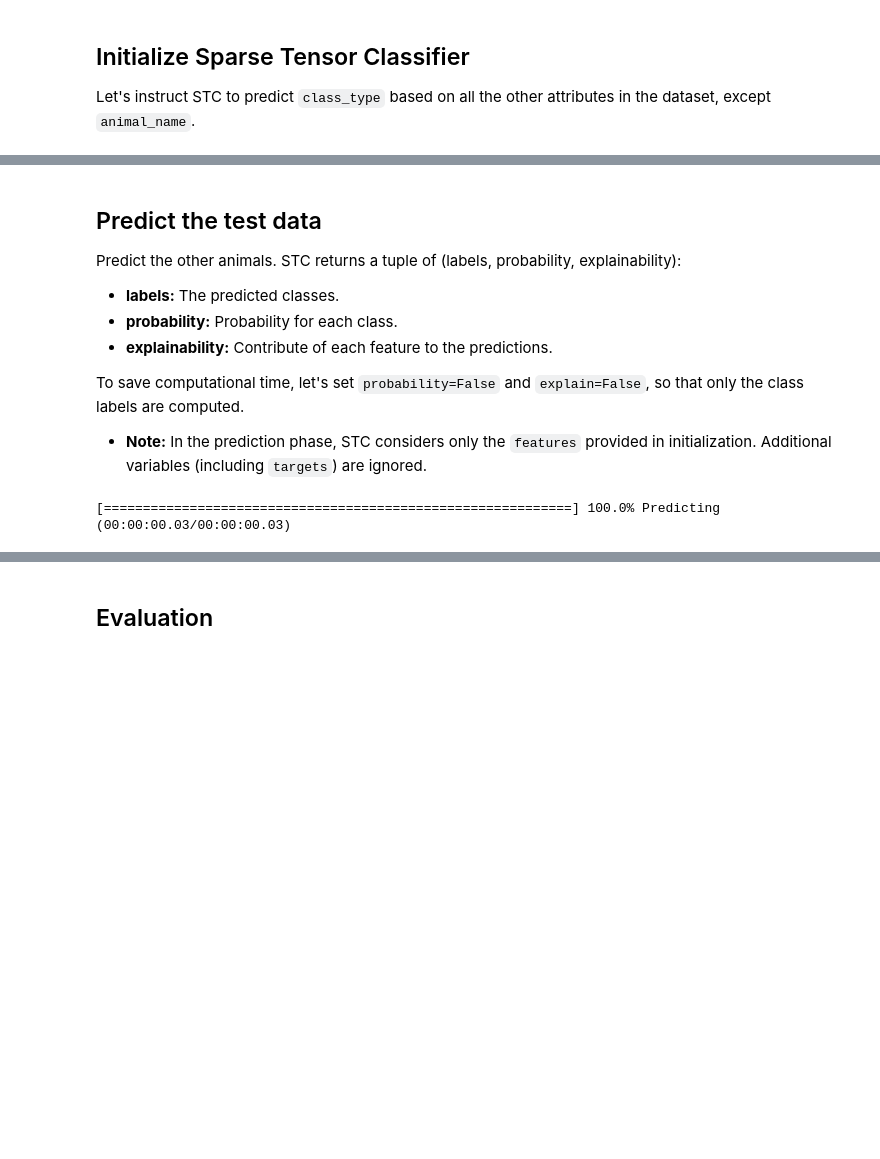
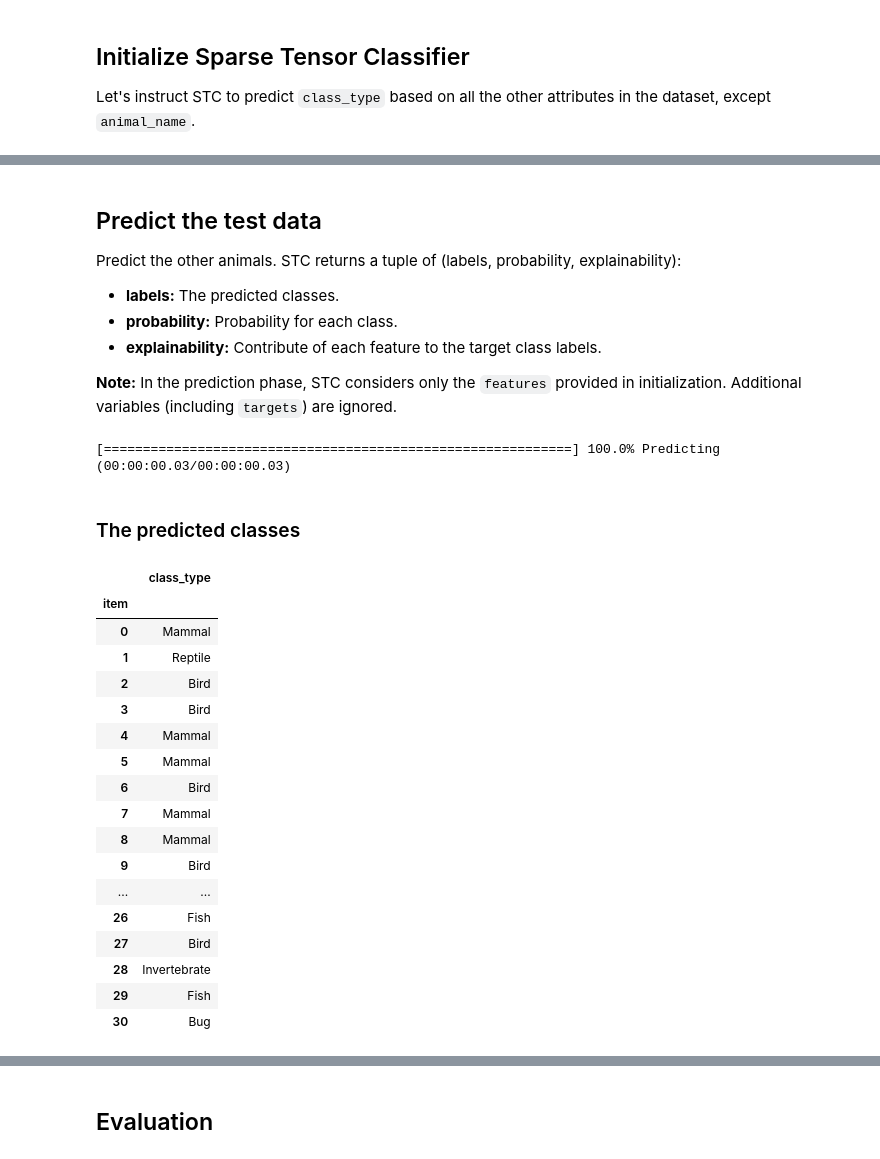
Before and after one commit to SparseTensorClassifier/tutorial, a Jupyter notebook: Quickstart.ipynb, the cells around one changed output, grey strips where cells are left out. Saved outputs shown, nothing was run; the diff lists cells and outputs as text; code cells hidden in the pictures; blank space fills up the shorter version.

```diff
--- a/Quickstart.ipynb
+++ b/Quickstart.ipynb
@@ -62,8 +61,7 @@ STC.fit(zoo[0:70])
 Predict the other animals. STC returns a tuple of (labels, probability, explainability):
 - **labels:** The predicted classes.
 - **probability:** Probability for each class.
-- **explainability:** Contribute of each feature to the predictions.
+- **explainability:** Contribute of each feature to the target class labels.
 
-To save computational time, let's set `probability=False` and `explain=False`, so that only the class labels are computed.
-- **Note:** In the prediction phase, STC considers only the `features` provided in initialization. Additional variables (including `targets`) are ignored.
+**Note:** In the prediction phase, STC considers only the `features` provided in initialization. Additional variables (including `targets`) are ignored.
 # %%
@@ -71,2 +69,25 @@ labels, _, _ = STC.predict(zoo[70:], probability=False, explain=False)
 # %% [output]
 [============================================================] 100.0% Predicting (00:00:00.03/00:00:00.03)
+# %% [markdown]
+### The predicted classes
+# %%
+labels
+# %% [output]
+|  | class_type |
+| item |  |
+| 0 | Mammal |
+| 1 | Reptile |
+| 2 | Bird |
+| 3 | Bird |
+| 4 | Mammal |
+| 5 | Mammal |
+| 6 | Bird |
+| 7 | Mammal |
+| 8 | Mammal |
+| 9 | Bird |
+| ... | ... |
+| 26 | Fish |
+| 27 | Bird |
+| 28 | Invertebrate |
+| 29 | Fish |
+| 30 | Bug |
```
Also changed, not shown: parts of 9 cells of this notebook, 6 other files.
